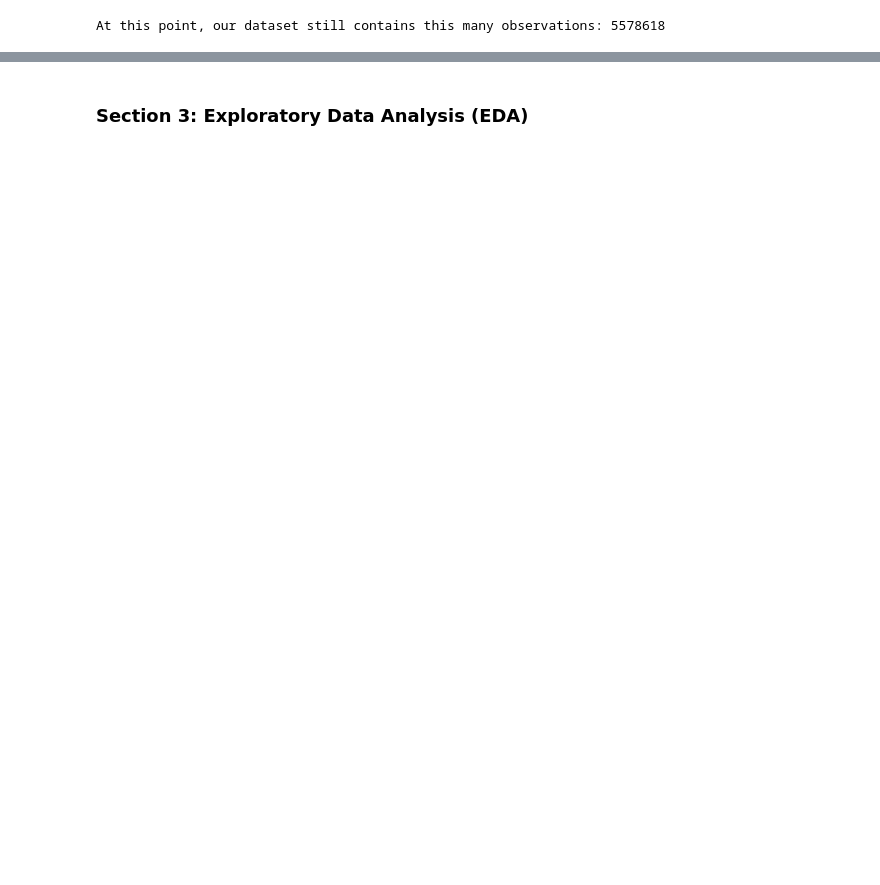
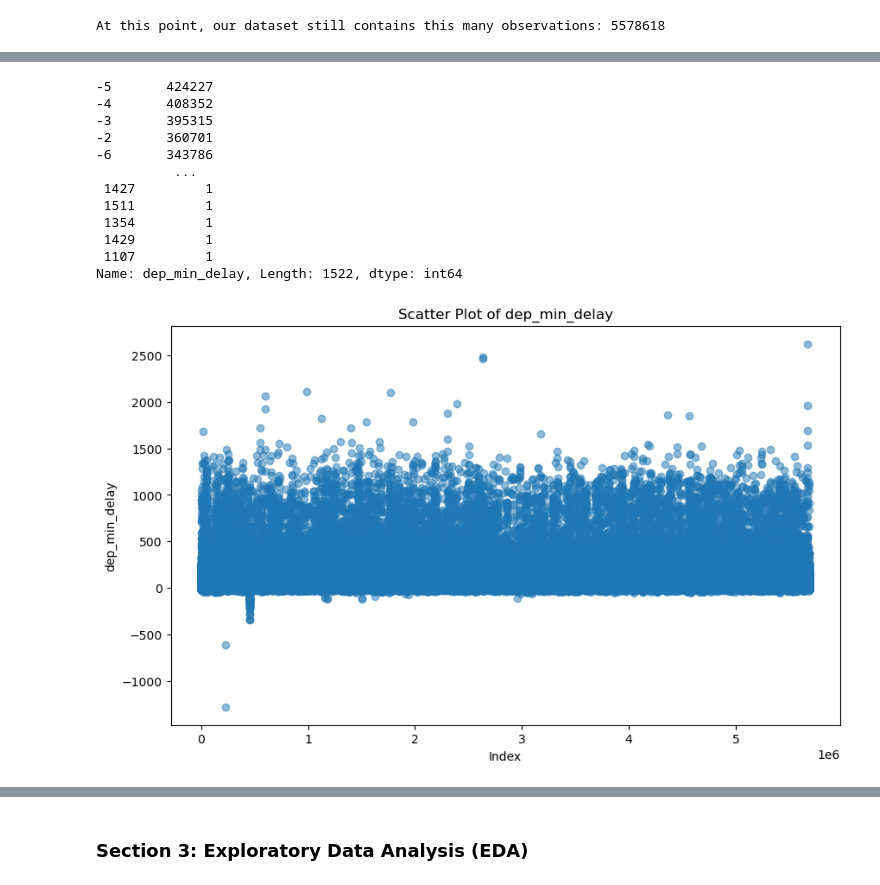
Before and after one commit to parkerho/545Project, a Jupyter notebook: project-notebook.ipynb, the cells around one changed output, grey strips where cells are left out. Drawn from its saved outputs; the diff is of its cells as text; code cells hidden in the pictures; blank space fills up the shorter version.

```diff
--- a/project-notebook.ipynb
+++ b/project-notebook.ipynb
@@ -246,0 +181,7 @@ Wow, it actually looks like the lists are exactly the same, even their order!
+# %%
+#schedule_dep_time is currently represented in made up integer script where values like 1037 means 10:37 AM. We're going to change this into just
+#the hour format to keep the hour. We don't need to keep the original hour
+df_flights_2018_clean['schedule_dep_hour'] = (df_flights_2018_clean['schedule_dep_time'] / 100).round().astype(int)
+df_flights_2018_clean.drop(columns=['schedule_dep_time'], inplace=True)
+print(df_flights_2018_clean.head())
+print(df_flights_2018_clean.info())
@@ -246,0 +211,26 @@ Wow, it actually looks like the lists are exactly the same, even their order!
+# %%
+#let's review our values in dep_min_delay
+print(df_flights_2018_clean['dep_min_delay'].value_counts())
+
+#let's graph it to get a good image
+import matplotlib.pyplot as plt
+plt.figure(figsize=(10, 6))  # Set the size of the plot
+plt.scatter(df_flights_2018_clean.index, df_flights_2018_clean['dep_min_delay'], alpha=0.5)
+plt.title('Scatter Plot of dep_min_delay')
+plt.xlabel('Index')
+plt.ylabel('dep_min_delay')
+plt.show()
+# %% [output]
+-5       424227
+-4       408352
+-3       395315
+-2       360701
+-6       343786
+          ...
+ 1427         1
+ 1511         1
+ 1354         1
+ 1429         1
+ 1107         1
+Name: dep_min_delay, Length: 1522, dtype: int64
+[figure, added]
```
Also changed, not shown: parts of 86 cells of this notebook.
